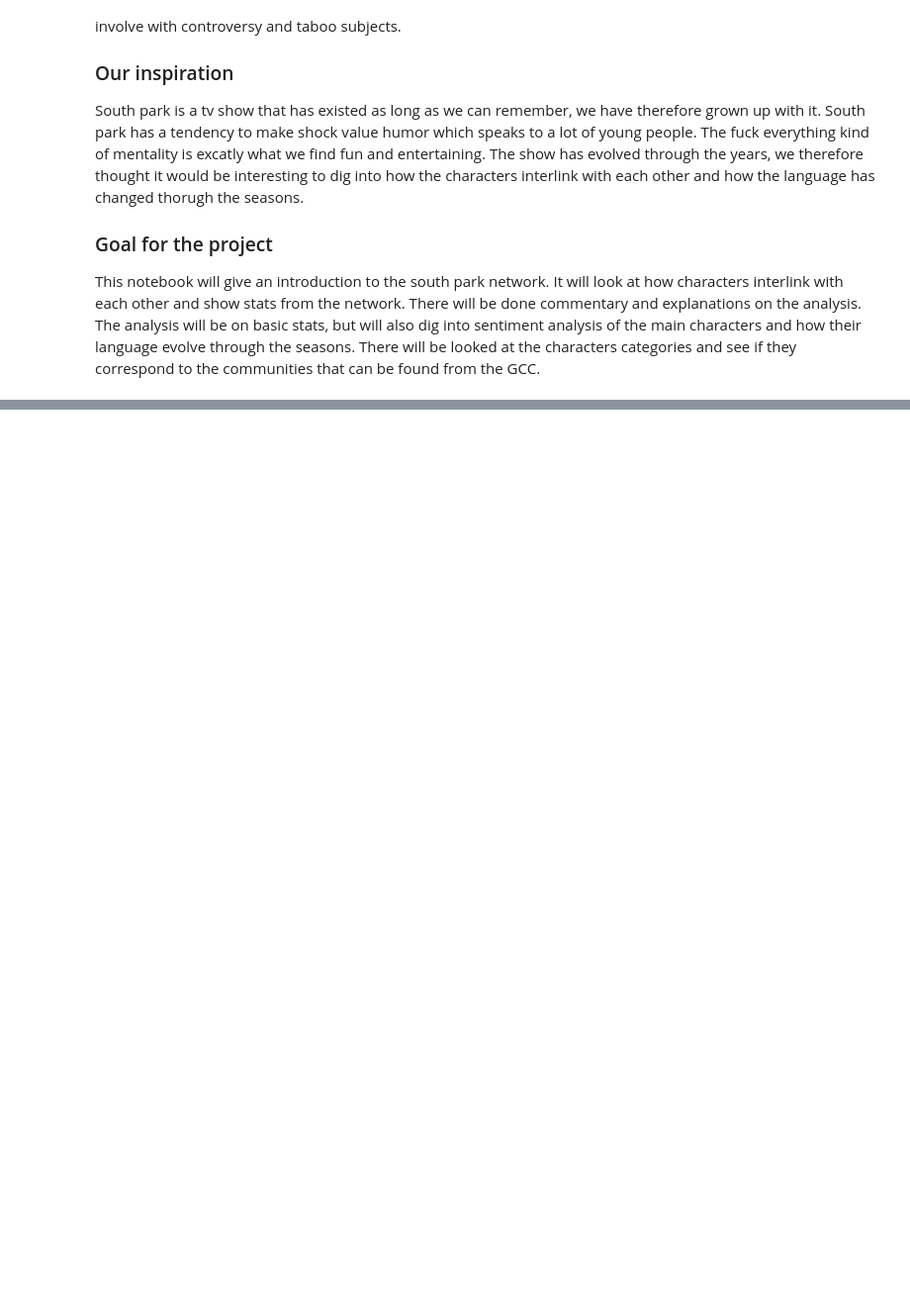
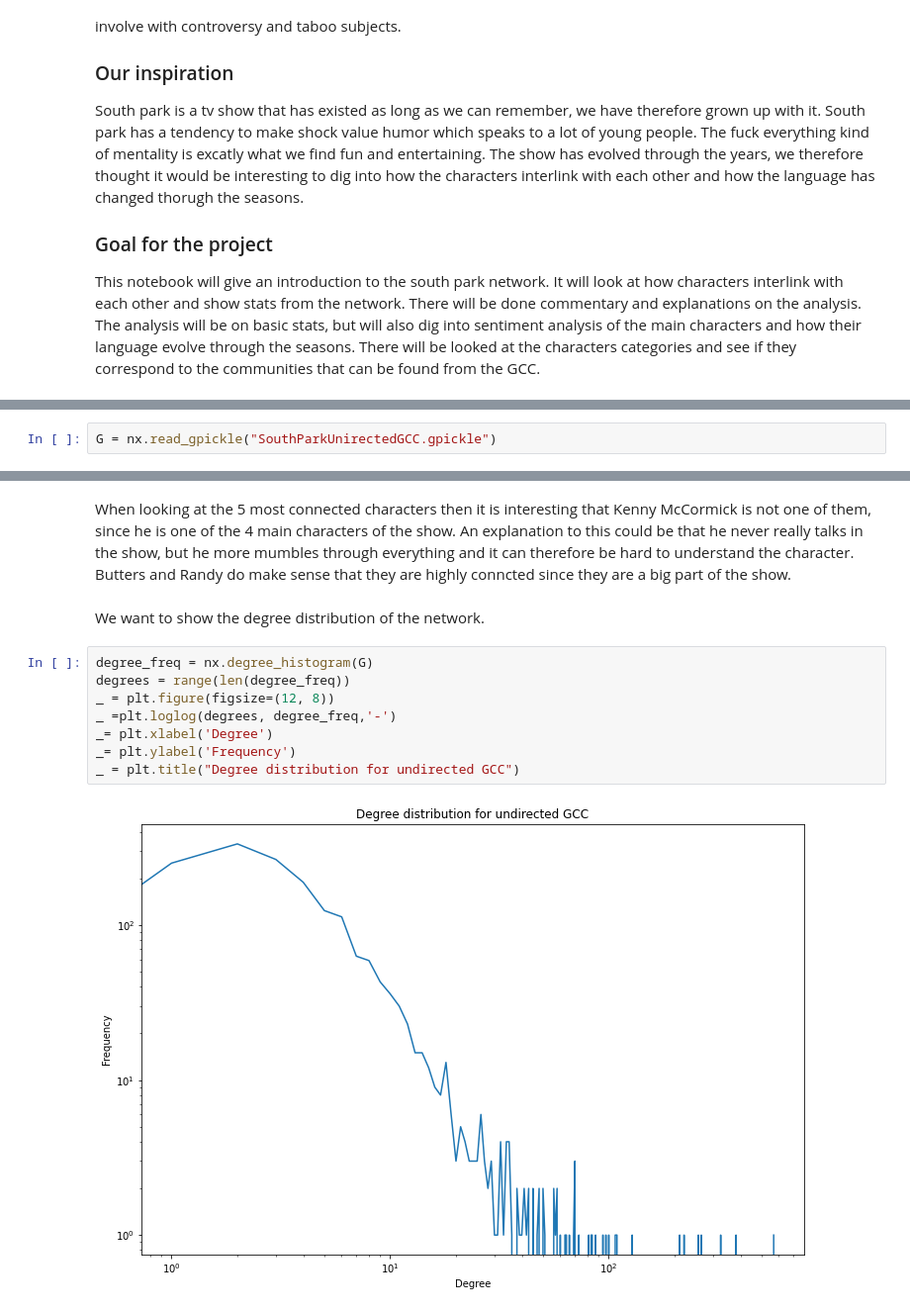
Before and after one commit to marcuskbrandt/socialgraphs, a Jupyter notebook: Explainer notebook - SP.ipynb, the cells around one changed output, grey strips where cells are left out. Shown: that part at 99% size. Saved outputs shown, nothing was run; the diff lists cells and outputs as text; blank space fills up the shorter version.

```diff
--- a/Explainer notebook - SP.ipynb
+++ b/Explainer notebook - SP.ipynb
@@ -14,0 +25,2 @@ Regex has been used to subtract the characters. The pattern is as followed $[[ch
+# %%
+G = nx.read_gpickle("SouthParkUnirectedGCC.gpickle")
@@ -14,0 +57,14 @@ Regex has been used to subtract the characters. The pattern is as followed $[[ch
+# %% [markdown]
+When looking at the 5 most connected characters then it is interesting that Kenny McCormick is not one of them, since he is one of the 4 main characters of the show. An explanation to this could be that he never really talks in the show, but he more mumbles through everything and it can therefore be hard to understand the character. Butters and Randy do make sense that they are highly conncted since they are a big part of the show.
+# %% [markdown]
+We want to show the degree distribution of the network.
+# %%
+degree_freq = nx.degree_histogram(G)
+degrees = range(len(degree_freq))
+_ = plt.figure(figsize=(12, 8))
+_ =plt.loglog(degrees, degree_freq,'-')
+_= plt.xlabel('Degree')
+_= plt.ylabel('Frequency')
+_ = plt.title("Degree distribution for undirected GCC")
+# %% [output]
+[figure, added]
```
Also changed, not shown: parts of 10 cells of this notebook.
